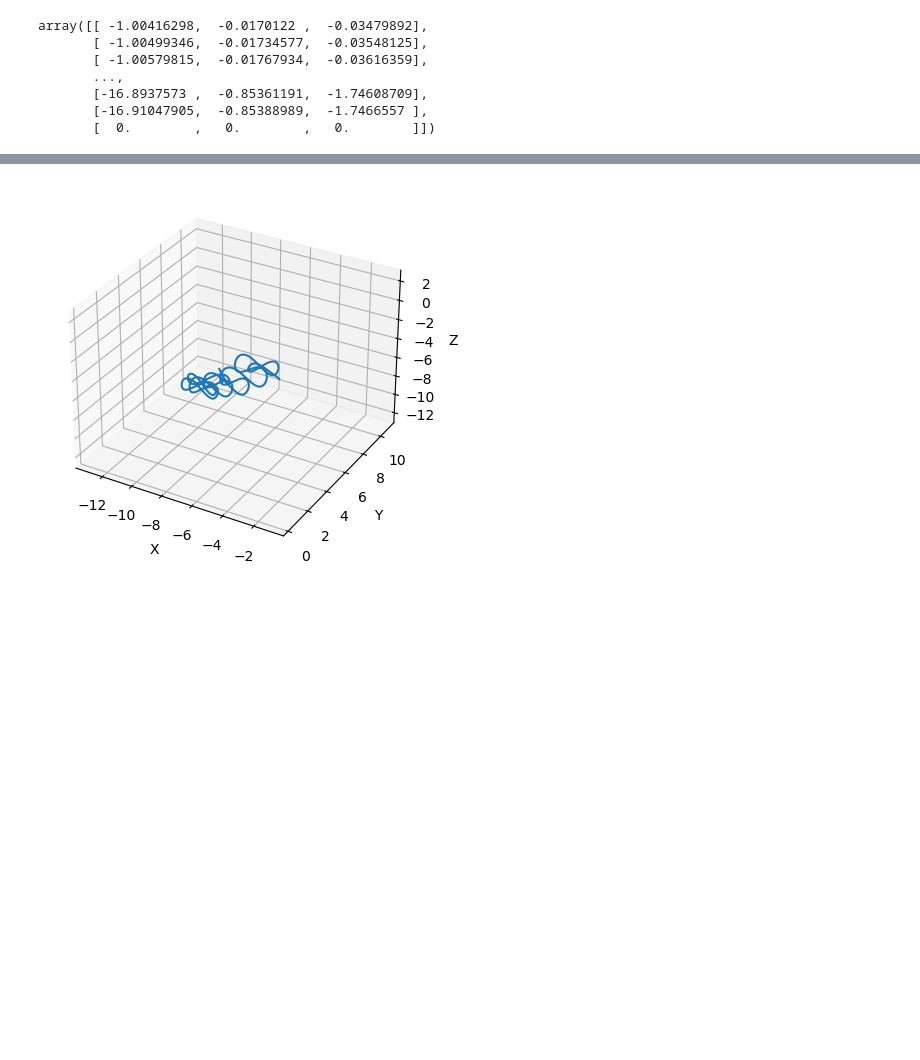
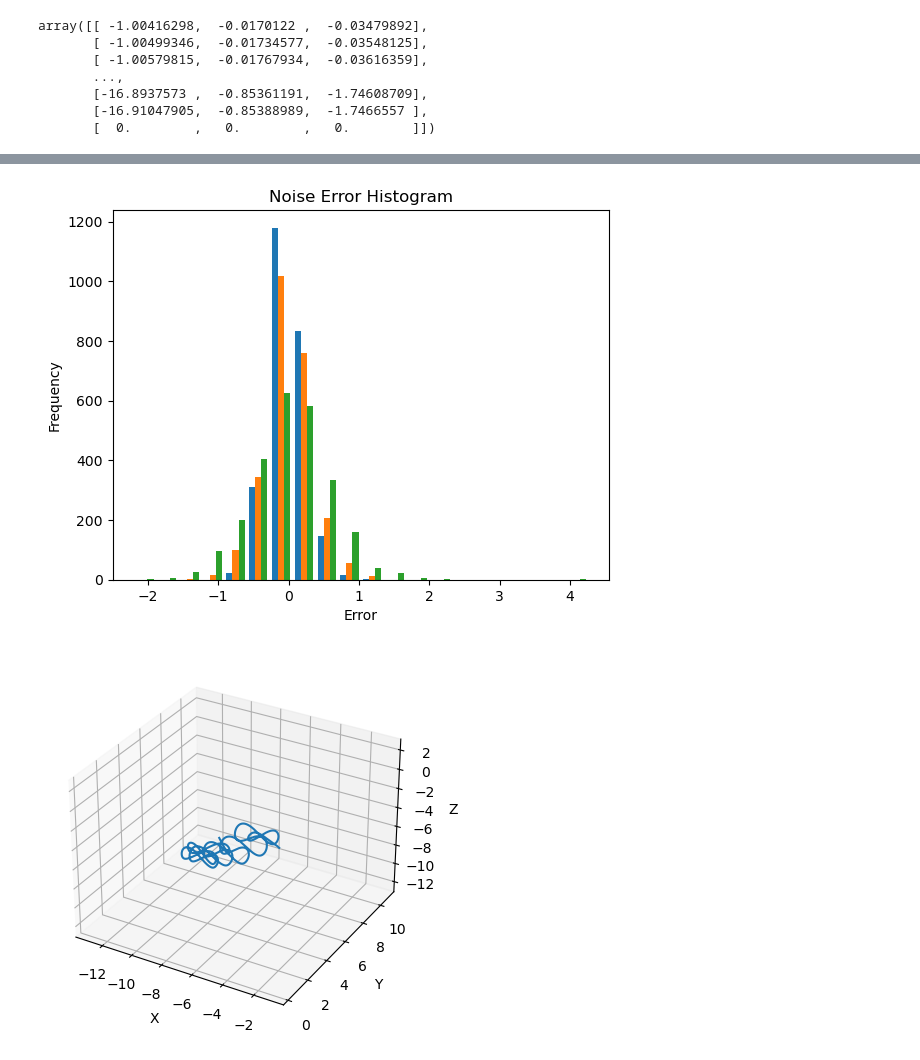
Before and after one commit to Arunabh17/Nonlinear_System_Identification, a Jupyter notebook: SINDy - Neural Fly.ipynb, the cells around one changed output, grey strips where cells are left out. Cells and saved outputs as stored; diff of their text form; code cells hidden in the pictures; blank space fills up the shorter version.

```diff
--- a/SINDy - Neural Fly.ipynb
+++ b/SINDy - Neural Fly.ipynb
@@ -1184,3 +1317,11 @@ plt.show()
+# %%
+plt.hist(residuals, bins=20)
+plt.title('Noise Error Histogram')
+plt.xlabel('Error')
+plt.ylabel('Frequency')
+plt.show()
+# %% [output]
+[figure, added]
 # %%
 def acc10(tk,yk):
     count = tk/0.02
```
Also changed, not shown: parts of 54 cells of this notebook, 2 other files.
